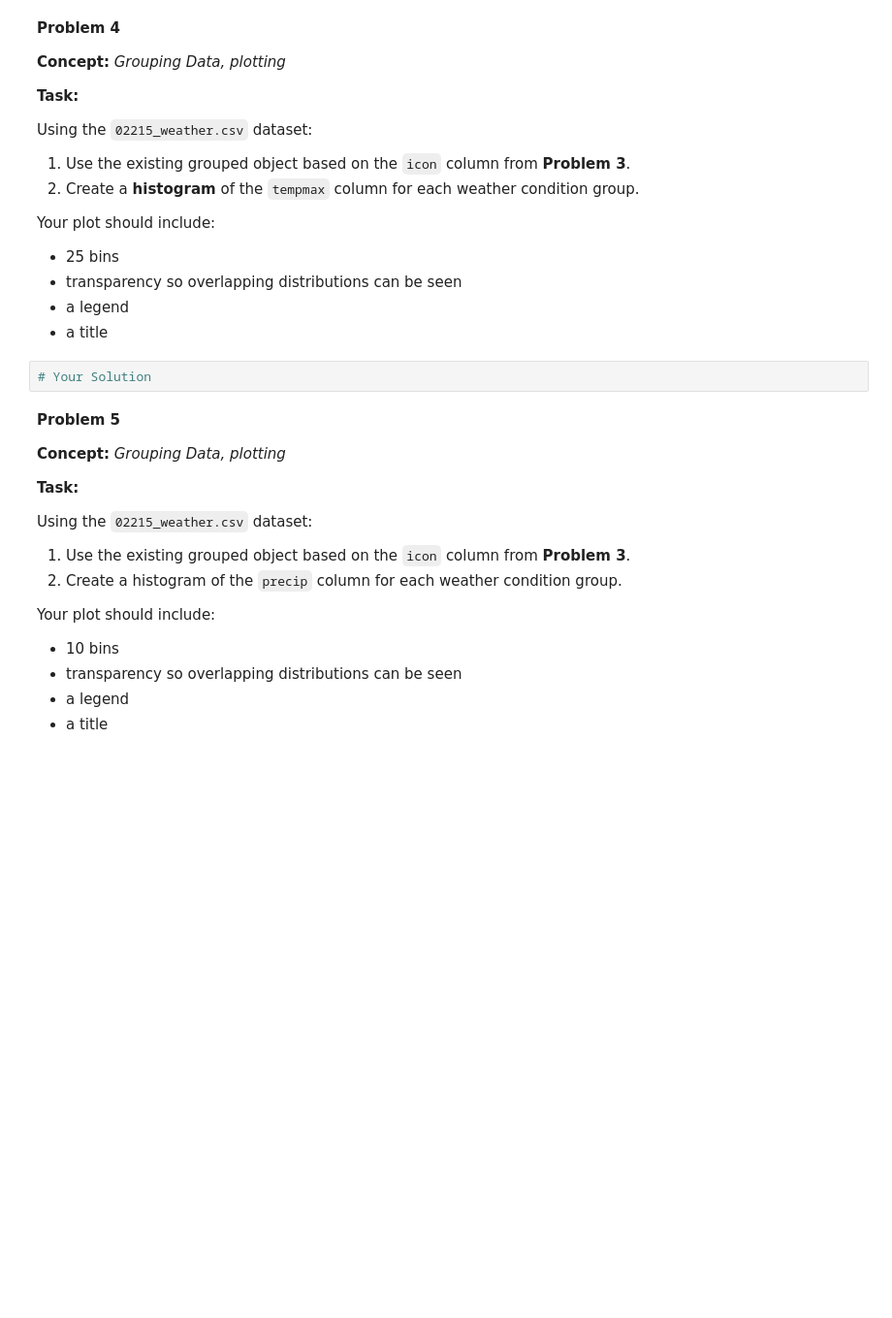
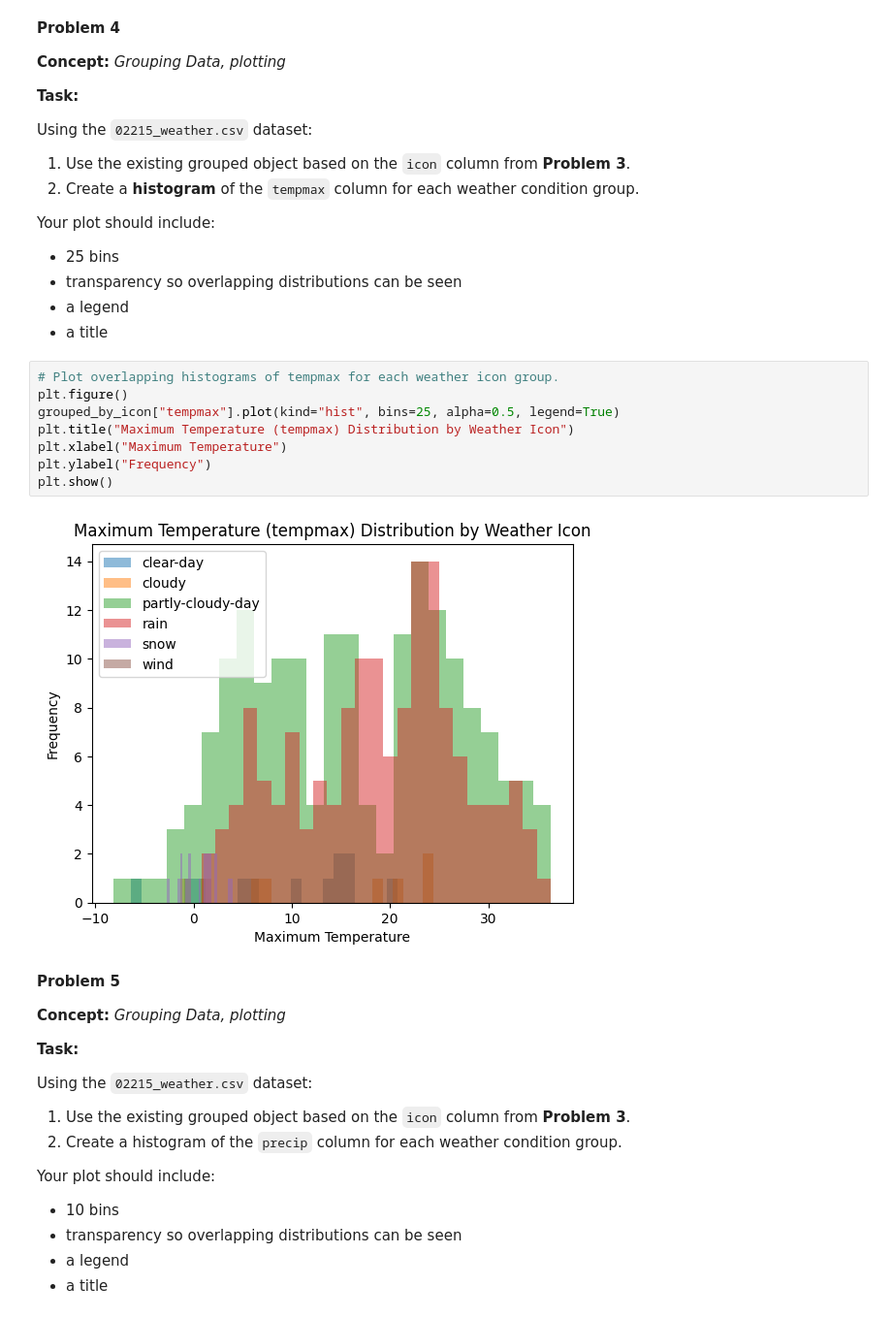
Before and after one commit to ehui-lab/ehui-boston, a Jupyter notebook: bu-cds-dx602/homework/week-11/homework.ipynb, the cells around one changed output. Shown at 97% size. Cells and saved outputs as stored; diff of their text form; blank space fills up the shorter version.

```diff
--- a/bu-cds-dx602/homework/week-11/homework.ipynb
+++ b/bu-cds-dx602/homework/week-11/homework.ipynb
@@ -95,8 +211,16 @@ Your plot should include:
 * transparency so overlapping distributions can be seen
 * a legend
 * a title
-# %%
-# Your Solution
+# %%
+# Plot overlapping histograms of tempmax for each weather icon group.
+plt.figure()
+grouped_by_icon["tempmax"].plot(kind="hist", bins=25, alpha=0.5, legend=True)
+plt.title("Maximum Temperature (tempmax) Distribution by Weather Icon")
+plt.xlabel("Maximum Temperature")
+plt.ylabel("Frequency")
+plt.show()
+# %% [output]
+[figure, added]
 # %% [markdown]
 **Problem 5**
 
```
Also changed, not shown: parts of 31 cells of this notebook.
